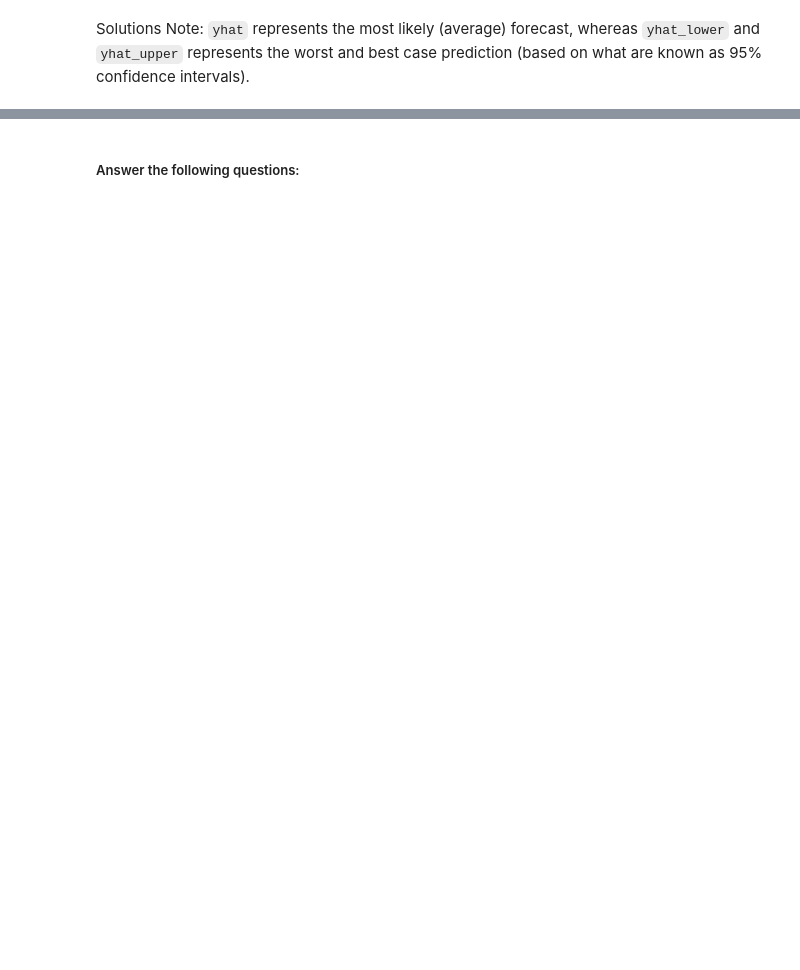
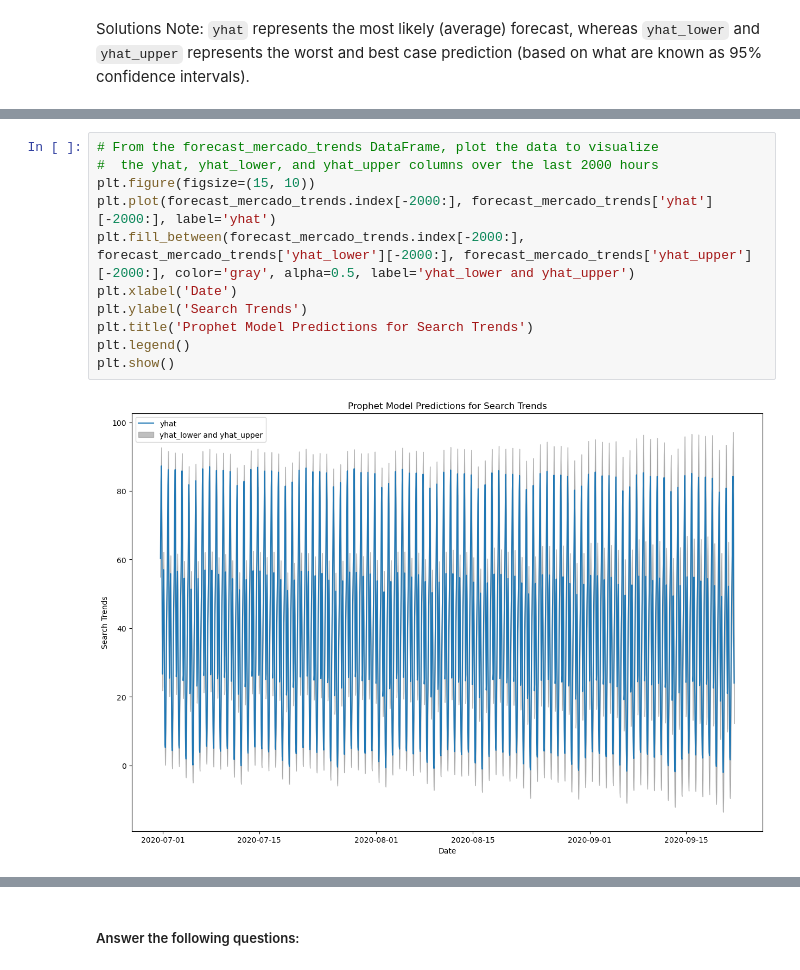
Before and after one commit to AlexLin1234/prophet-challenge, a Jupyter notebook: Starter_Code/forecasting_net_prophet.ipynb, the cells around one changed output, grey strips where cells are left out. Drawn from its saved outputs; the diff is of its cells as text; blank space fills up the shorter version.

```diff
--- a/Starter_Code/forecasting_net_prophet.ipynb
+++ b/Starter_Code/forecasting_net_prophet.ipynb
@@ -518,2 +512,15 @@ Solutions Note: `yhat` represents the most likely (average) forecast, whereas `y
+# %%
+# From the forecast_mercado_trends DataFrame, plot the data to visualize
+#  the yhat, yhat_lower, and yhat_upper columns over the last 2000 hours
+plt.figure(figsize=(15, 10))
+plt.plot(forecast_mercado_trends.index[-2000:], forecast_mercado_trends['yhat'][-2000:], label='yhat')
+plt.fill_between(forecast_mercado_trends.index[-2000:], forecast_mercado_trends['yhat_lower'][-2000:], forecast_mercado_trends['yhat_upper'][-2000:], color='gray', alpha=0.5, label='yhat_lower and yhat_upper')
+plt.xlabel('Date')
+plt.ylabel('Search Trends')
+plt.title('Prophet Model Predictions for Search Trends')
+plt.legend()
+plt.show()
+# %% [output]
+[figure, added]
 # %%
 # Reset the index in the forecast_mercado_trends DataFrame
```
Also changed, not shown: parts of 11 cells of this notebook.
